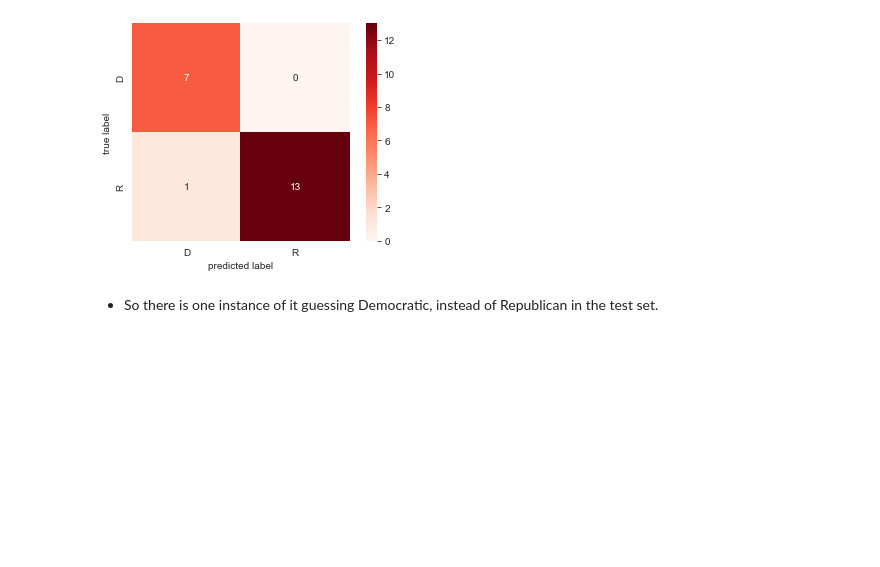
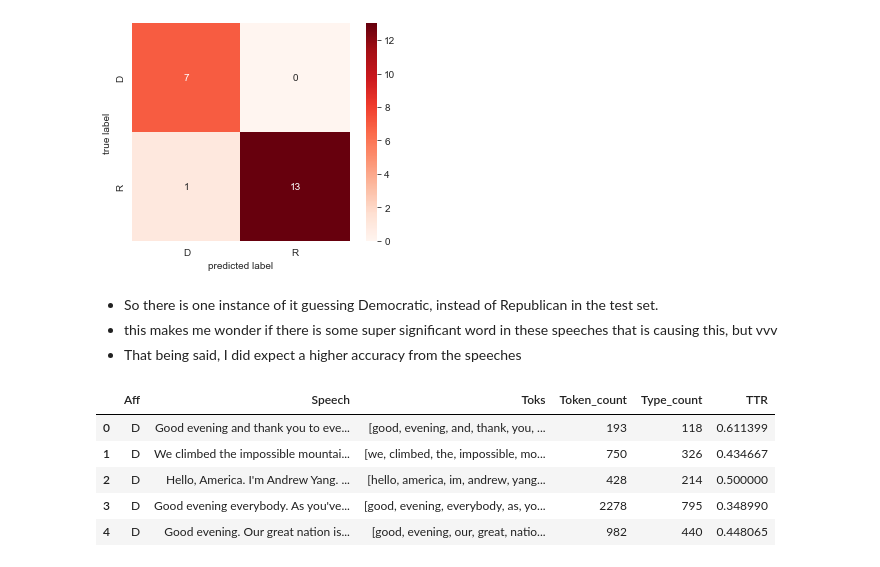
Before and after one commit to Data-Science-for-Linguists-2021/PoliticalRhetoric-analysis, a Jupyter notebook: analysis_notebooks/speech_analysis.ipynb, the cells around one changed output. Drawn from its saved outputs; the diff is of its cells as text; code cells hidden in the pictures; blank space fills up the shorter version.

```diff
--- a/analysis_notebooks/speech_analysis.ipynb
+++ b/analysis_notebooks/speech_analysis.ipynb
@@ -83,3 +85,5 @@ plt.show()
 [figure]
 # %% [markdown]
 * So there is one instance of it guessing Democratic, instead of Republican in the test set.
+* this makes me wonder if there is some super significant word in these speeches that is causing this, but vvv
+* That being said, I did expect a higher accuracy from the speeches
@@ -85,0 +92,21 @@ plt.show()
+# %%
+# so onto extra features
+
+import re
+trans_toks = [nltk.word_tokenize(re.sub(r'[^\w+ ]', '', t.lower())) for t in conv_speeches['Speech']]
+trans_tok_lens = [len(t) for t in trans_toks]
+trans_type_lens = [len(set(t)) for t in trans_toks]
+TTR = [len(set(t))/len(t) for t in trans_toks]
+
+conv_speeches['Toks'] = trans_toks
+conv_speeches['Token_count'] = trans_tok_lens
+conv_speeches['Type_count'] = trans_type_lens
+conv_speeches['TTR'] = TTR
+conv_speeches.head()
+# %% [output]
+|  | Aff | Speech | Toks | Token_count | Type_count | TTR |
+| 0 | D | Good evening and thank you to eve... | [good, evening, and, thank, you, ... | 193 | 118 | 0.611399 |
+| 1 | D | We climbed the impossible mountai... | [we, climbed, the, impossible, mo... | 750 | 326 | 0.434667 |
+| 2 | D | Hello, America. I'm Andrew Yang. ... | [hello, america, im, andrew, yang... | 428 | 214 | 0.500000 |
+| 3 | D | Good evening everybody. As you've... | [good, evening, everybody, as, yo... | 2278 | 795 | 0.348990 |
+| 4 | D | Good evening. Our great nation is... | [good, evening, our, great, natio... | 982 | 440 | 0.448065 |
```
Also changed, not shown: parts of 12 cells of this notebook, 1 other file.
